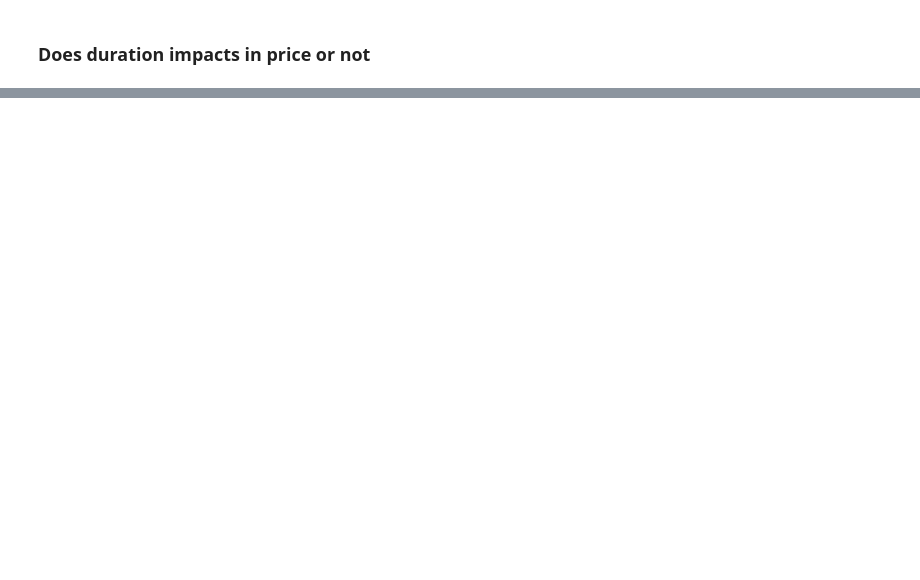
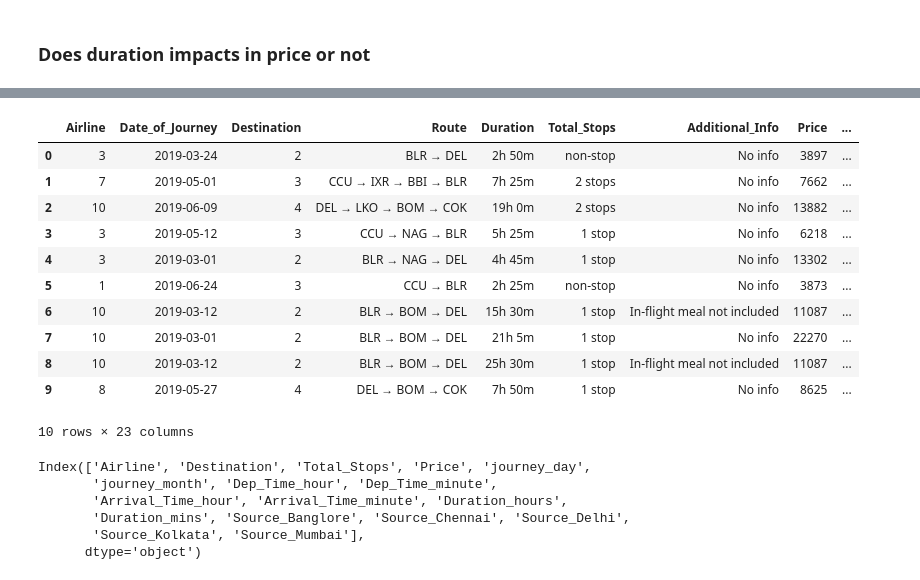
Before and after one commit to mro15/data_science_projects, a Jupyter notebook: airlines_fares/flight_prices.ipynb, the cells around one changed output, grey strips where cells are left out. Cells and saved outputs as stored; diff of their text form; code cells hidden in the pictures; blank space fills up the shorter version.

Commit message:
adding all data preprocessing before feature selection

```diff
--- a/airlines_fares/flight_prices.ipynb
+++ b/airlines_fares/flight_prices.ipynb
@@ -108,0 +165,2 @@ plt.pyplot.show()
+# %%
+data_df['Airline'] = data_df['Airline'].map(dict_airlines)
@@ -108,0 +187,2 @@ plt.pyplot.show()
+# %%
+data_df['Destination'].replace('New Delhi', 'Delhi', inplace=True)
@@ -108,0 +194,3 @@ plt.pyplot.show()
+# %%
+destinations = data_df.groupby(['Destination'])['Price'].mean().sort_values().index
+destinations
@@ -108,0 +199,6 @@ plt.pyplot.show()
+# %%
+dict_destinations = {}
+for i, a in enumerate(destinations):
+    dict_destinations[a] = i
+
+data_df['Destination'] = data_df['Destination'].map(dict_destinations)
@@ -108,0 +237,16 @@ plt.pyplot.show()
+# %%
+data_df = pd.get_dummies(data_df, columns=['Source'], dtype=int)
+df_encoded.head(10)
+# %% [output]
+|  | Airline | Date_of_Journey | Destination | Route | Duration | Total_Stops | Additional_Info | Price | ... |
+| 0 | 3 | 2019-03-24 | 2 | BLR → DEL | 2h 50m | non-stop | No info | 3897 | ... |
+| 1 | 7 | 2019-05-01 | 3 | CCU → IXR → BBI → BLR | 7h 25m | 2 stops | No info | 7662 | ... |
+| 2 | 10 | 2019-06-09 | 4 | DEL → LKO → BOM → COK | 19h 0m | 2 stops | No info | 13882 | ... |
+| 3 | 3 | 2019-05-12 | 3 | CCU → NAG → BLR | 5h 25m | 1 stop | No info | 6218 | ... |
+| 4 | 3 | 2019-03-01 | 2 | BLR → NAG → DEL | 4h 45m | 1 stop | No info | 13302 | ... |
+| 5 | 1 | 2019-06-24 | 3 | CCU → BLR | 2h 25m | non-stop | No info | 3873 | ... |
+| 6 | 10 | 2019-03-12 | 2 | BLR → BOM → DEL | 15h 30m | 1 stop | In-flight meal not included | 11087 | ... |
+| 7 | 10 | 2019-03-01 | 2 | BLR → BOM → DEL | 21h 5m | 1 stop | No info | 22270 | ... |
+| 8 | 10 | 2019-03-12 | 2 | BLR → BOM → DEL | 25h 30m | 1 stop | In-flight meal not included | 11087 | ... |
+| 9 | 8 | 2019-05-27 | 4 | DEL → BOM → COK | 7h 50m | 1 stop | No info | 8625 | ... |
+10 rows × 23 columns
@@ -108,0 +256,9 @@ plt.pyplot.show()
+# %%
+data_df.columns
+# %% [output]
+Index(['Airline', 'Destination', 'Total_Stops', 'Price', 'journey_day',
+       'journey_month', 'Dep_Time_hour', 'Dep_Time_minute',
+       'Arrival_Time_hour', 'Arrival_Time_minute', 'Duration_hours',
+       'Duration_mins', 'Source_Banglore', 'Source_Chennai', 'Source_Delhi',
+       'Source_Kolkata', 'Source_Mumbai'],
+      dtype='object')
```
Also changed, not shown: parts of 31 cells of this notebook.
